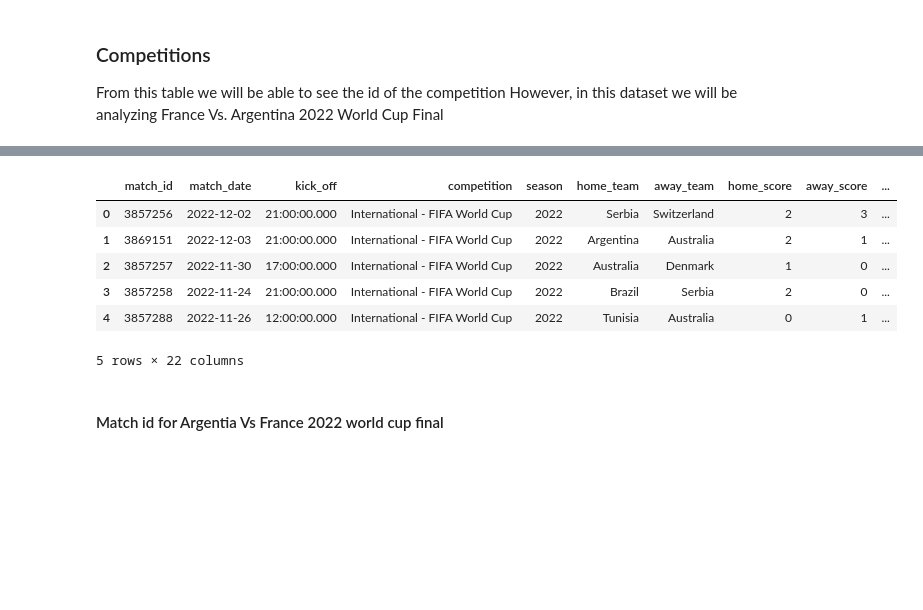
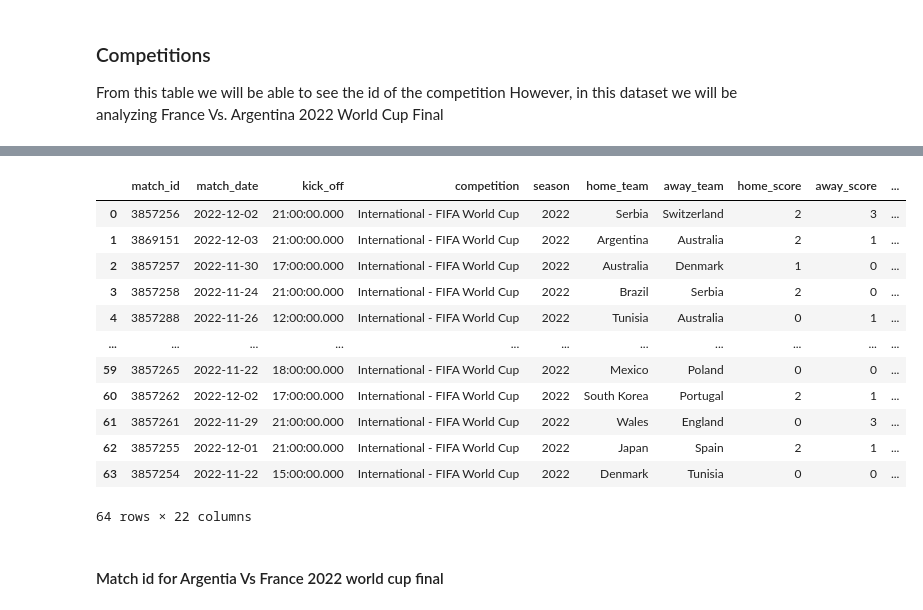
Before and after one commit to asheshh-lal/Football-analytics, a Jupyter notebook: event/test.ipynb, the cells around one changed output, grey strips where cells are left out. Saved outputs shown, nothing was run; the diff lists cells and outputs as text; code cells hidden in the pictures; blank space fills up the shorter version.

```diff
--- a/event/test.ipynb
+++ b/event/test.ipynb
@@ -20,13 +27,19 @@ sb.competitions().head()
 # %%
-sb.matches(competition_id=43, season_id=106).head()
+sb.matches(competition_id=43, season_id=106)
 # %% [output]
 |  | match_id | match_date | kick_off | competition | season | home_team | away_team | home_score | away_score | ... |
 | 0 | 3857256 | 2022-12-02 | 21:00:00.000 | International - FIFA World Cup | 2022 | Serbia | Switzerland | 2 | 3 | ... |
 | 1 | 3869151 | 2022-12-03 | 21:00:00.000 | International - FIFA World Cup | 2022 | Argentina | Australia | 2 | 1 | ... |
 | 2 | 3857257 | 2022-11-30 | 17:00:00.000 | International - FIFA World Cup | 2022 | Australia | Denmark | 1 | 0 | ... |
 | 3 | 3857258 | 2022-11-24 | 21:00:00.000 | International - FIFA World Cup | 2022 | Brazil | Serbia | 2 | 0 | ... |
 | 4 | 3857288 | 2022-11-26 | 12:00:00.000 | International - FIFA World Cup | 2022 | Tunisia | Australia | 0 | 1 | ... |
+| ... | ... | ... | ... | ... | ... | ... | ... | ... | ... | ... |
+| 59 | 3857265 | 2022-11-22 | 18:00:00.000 | International - FIFA World Cup | 2022 | Mexico | Poland | 0 | 0 | ... |
+| 60 | 3857262 | 2022-12-02 | 17:00:00.000 | International - FIFA World Cup | 2022 | South Korea | Portugal | 2 | 1 | ... |
+| 61 | 3857261 | 2022-11-29 | 21:00:00.000 | International - FIFA World Cup | 2022 | Wales | England | 0 | 3 | ... |
+| 62 | 3857255 | 2022-12-01 | 21:00:00.000 | International - FIFA World Cup | 2022 | Japan | Spain | 2 | 1 | ... |
+| 63 | 3857254 | 2022-11-22 | 15:00:00.000 | International - FIFA World Cup | 2022 | Denmark | Tunisia | 0 | 0 | ... |
-5 rows × 22 columns
+64 rows × 22 columns
 # %% [markdown]
 #### Match id for Argentia Vs France 2022 world cup final
 # %%
```
Also changed, not shown: parts of 4 cells of this notebook, 1 other file.
